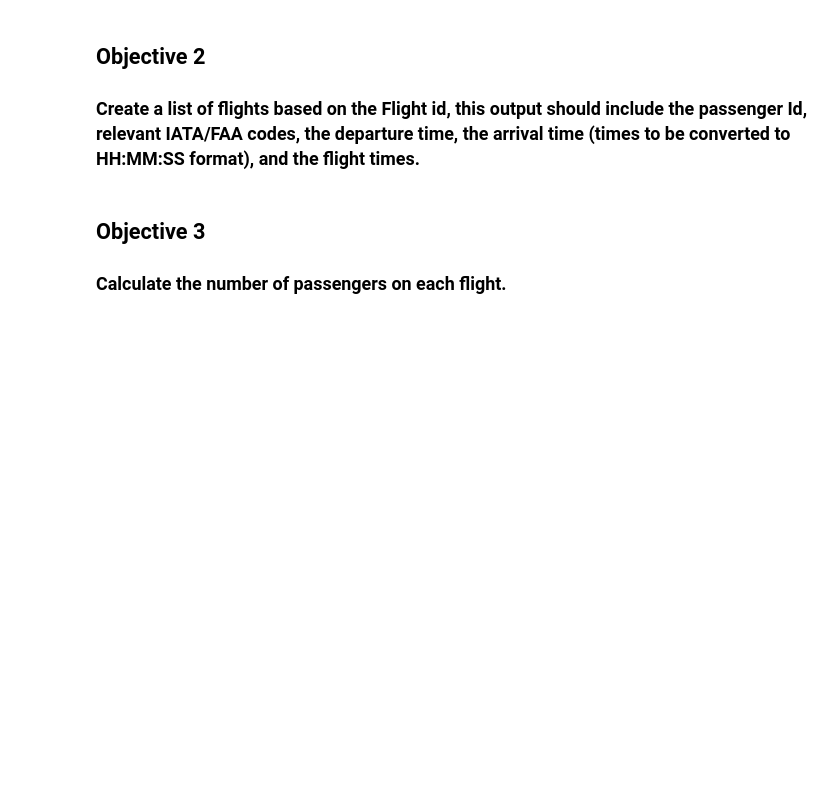
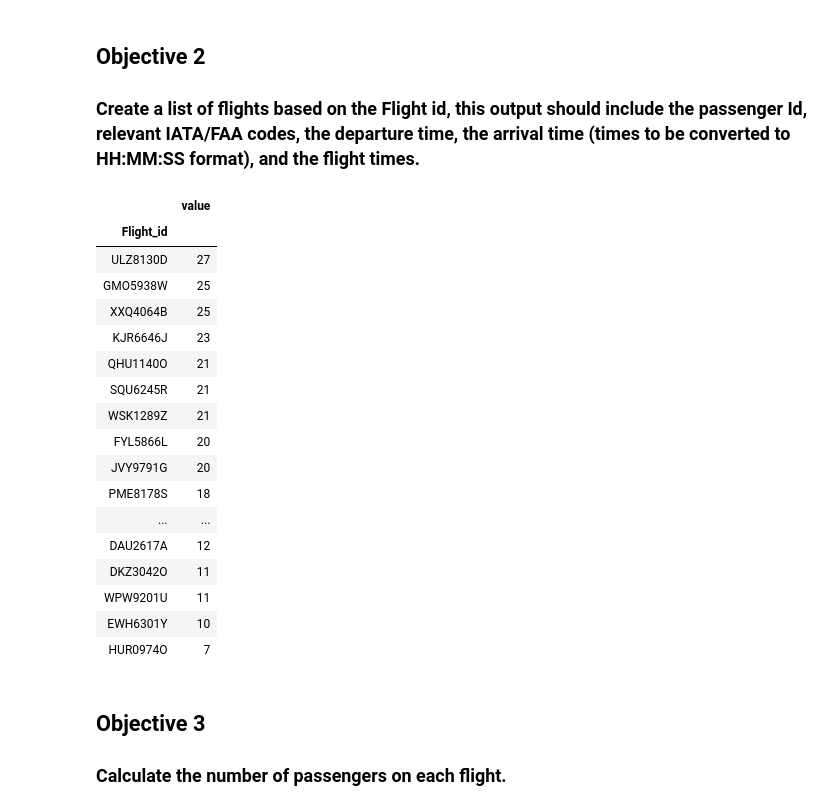
Before and after one commit to bloomfield-analysis/jk800839, a Jupyter notebook: CSMCC16 Flight Assignment JK800839.ipynb, the cells around one changed output. Saved outputs shown, nothing was run; the diff lists cells and outputs as text; code cells hidden in the pictures; blank space fills up the shorter version.

```diff
--- a/CSMCC16 Flight Assignment JK800839.ipynb
+++ b/CSMCC16 Flight Assignment JK800839.ipynb
@@ -388,3 +377,41 @@ pass_data_route
+# %%
+flights = pass_data_route['Flight_id']
+# %%
+#mapper, where key = airport and value = 1 for each airport in from_list
+key2val2 = [[a, 1] for a in flights]
+mapper = pd.DataFrame(key2val2, columns=['Flight_id','value'])
+#mapper
+
+#reducer - takes key and val from mapper to provide final key and value
+num_passengers=mapper.groupby(['Flight_id']).sum()
+#num_passengers
+#reducer
+num_passengers.reset_index(inplace=True)
+# %%
+# clean up results
+#num_passengers=num_flights.fillna(0)
+num_passengers=num_passengers.sort_values(by=['value','Flight_id'], ascending=[False,True])
+num_passengers.set_index('Flight_id', inplace=True, drop=True)
+num_passengers
+# %% [output]
+|  | value |
+| Flight_id |  |
+| ULZ8130D | 27 |
+| GMO5938W | 25 |
+| XXQ4064B | 25 |
+| KJR6646J | 23 |
+| QHU1140O | 21 |
+| SQU6245R | 21 |
+| WSK1289Z | 21 |
+| FYL5866L | 20 |
+| JVY9791G | 20 |
+| PME8178S | 18 |
+| ... | ... |
+| DAU2617A | 12 |
+| DKZ3042O | 11 |
+| WPW9201U | 11 |
+| EWH6301Y | 10 |
+| HUR0974O | 7 |
 # %% [markdown]
 ## Objective 3
 ### Calculate the number of passengers on each flight.
```
Also changed, not shown: parts of 22 cells of this notebook.
